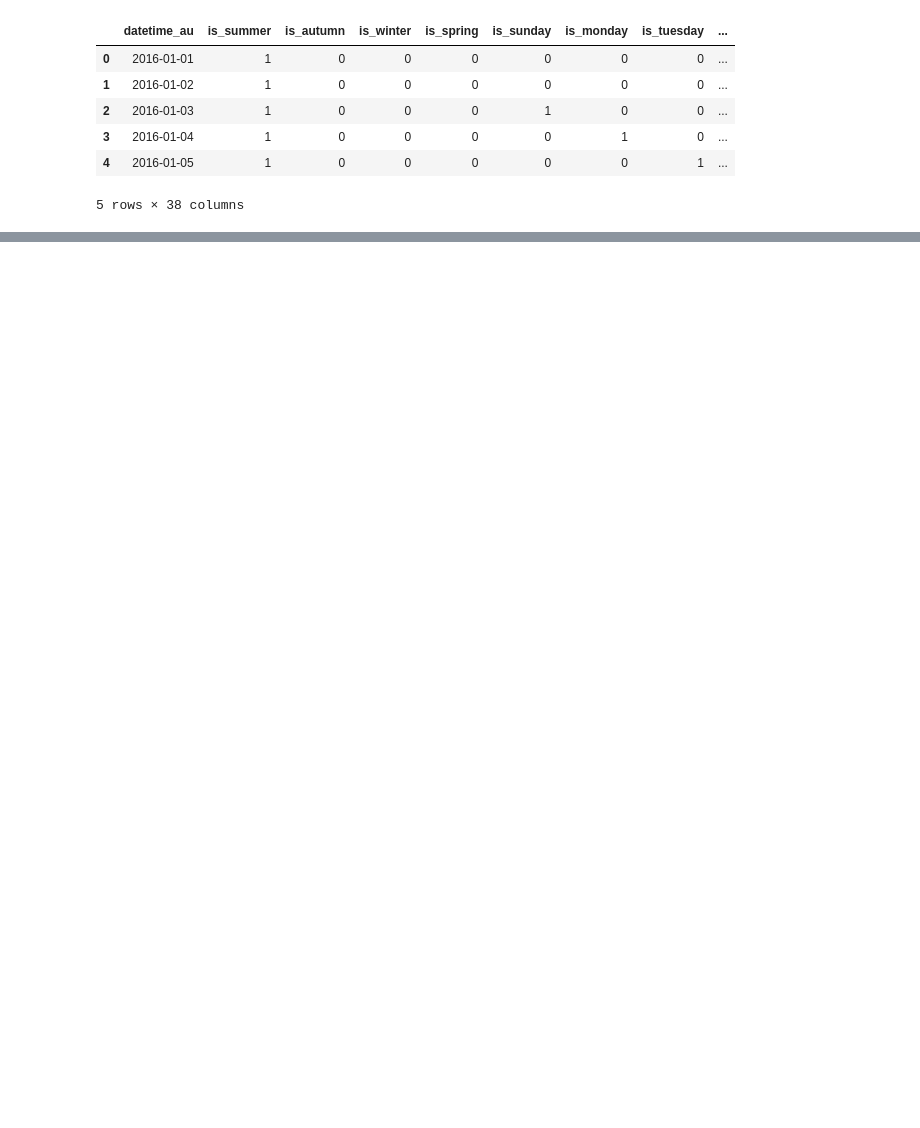
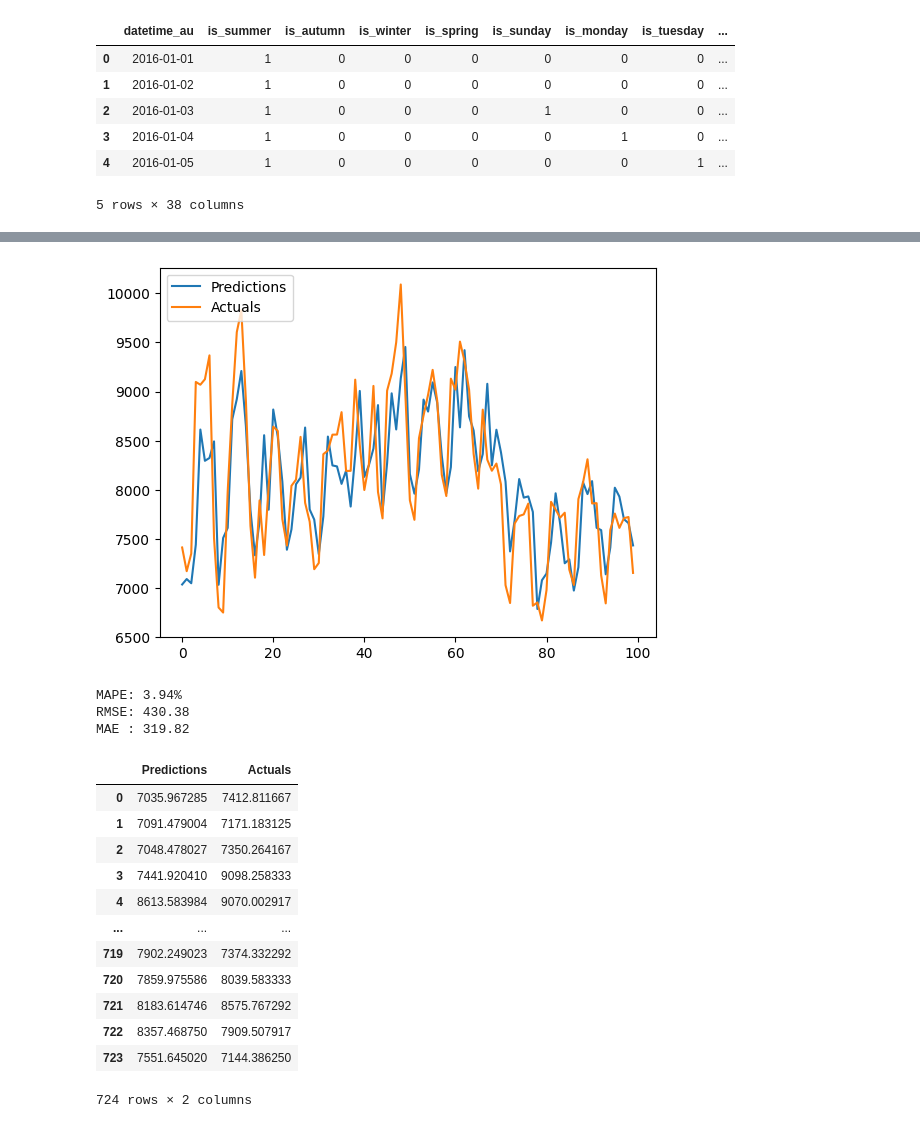
Before and after one commit to harrybirdnz/ZZSC9020-Group_F, a Jupyter notebook: individual/cameron/LSTM.ipynb, the cells around one changed output, grey strips where cells are left out. Drawn from its saved outputs; the diff is of its cells as text; code cells hidden in the pictures; blank space fills up the shorter version.

Commit message:
Added models

```diff
--- a/individual/cameron/LSTM.ipynb
+++ b/individual/cameron/LSTM.ipynb
@@ -62,0 +249,8 @@ test_df.head()
+# %%
+model1 = Sequential()
+model1.add(InputLayer((7, 1)))
+model1.add(LSTM(64))
+model1.add(Dense(8, 'relu'))
+model1.add(Dense(1, 'linear'))
+
+model1.summary()
@@ -62,0 +271,5 @@ test_df.head()
+# %%
+cp = ModelCheckpoint('model1.keras', save_best_only=True)
+model1.compile(loss=MeanSquaredError(), optimizer=Adam(learning_rate=0.001), metrics=[RootMeanSquaredError(), MeanAbsolutePercentageError()])
+# %%
+model1.fit(X_train, y_train, validation_data=(X_val, y_val), epochs=100, callbacks=[cp])
@@ -62,0 +295,5 @@ test_df.head()
+# %%
+model1 = load_model('model1.keras')
+# %%
+predictions_plot(model1, X_train, y_train, 0, 100)
+# %% [output]
@@ -62,0 +302,17 @@ test_df.head()
+[figure, added]
+MAPE: 3.94%
+RMSE: 430.38
+MAE : 319.82
+|  | Predictions | Actuals |
+| 0 | 7035.967285 | 7412.811667 |
+| 1 | 7091.479004 | 7171.183125 |
+| 2 | 7048.478027 | 7350.264167 |
+| 3 | 7441.920410 | 9098.258333 |
+| 4 | 8613.583984 | 9070.002917 |
+| ... | ... | ... |
+| 719 | 7902.249023 | 7374.332292 |
+| 720 | 7859.975586 | 8039.583333 |
+| 721 | 8183.614746 | 8575.767292 |
+| 722 | 8357.468750 | 7909.507917 |
+| 723 | 7551.645020 | 7144.386250 |
+724 rows × 2 columns
```
Also changed, not shown: parts of 103 cells of this notebook.
